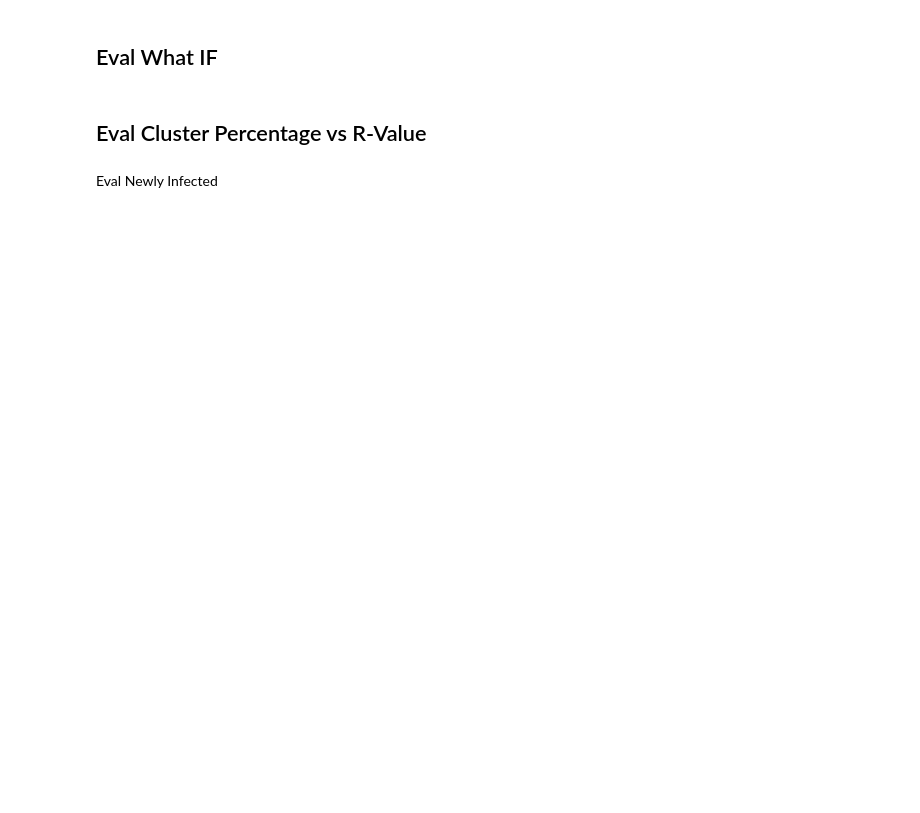
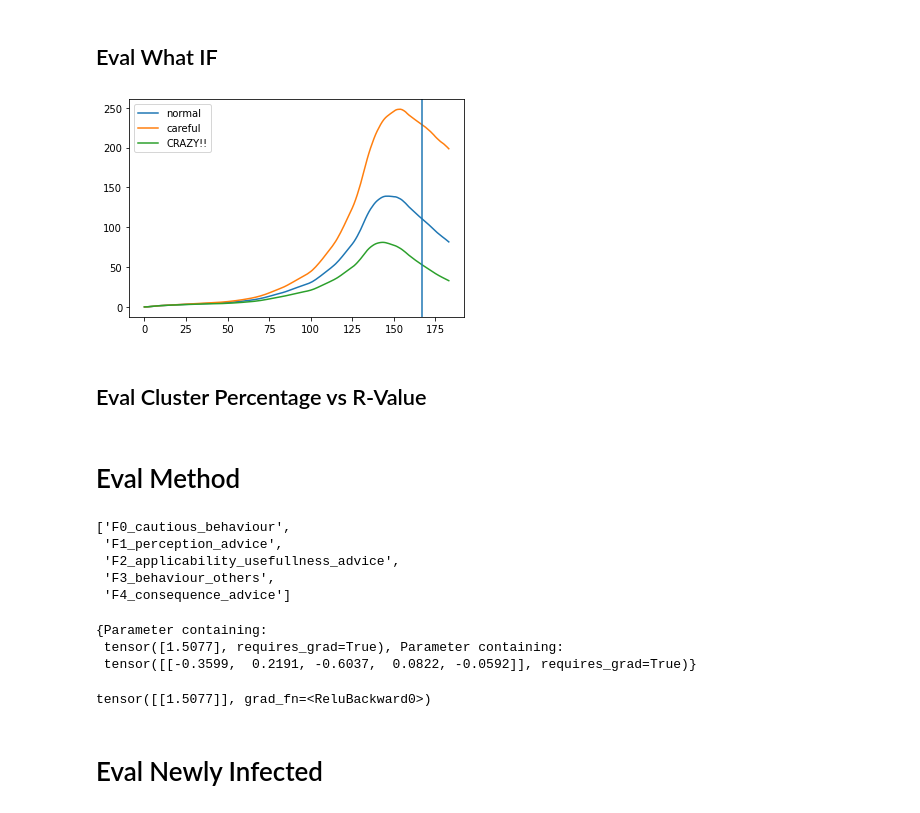
Before and after one commit to anuarsantoyo/master-thesis, a Jupyter notebook: model/model_optimization_nn.ipynb, the cells around one changed output. Drawn from its saved outputs; the diff is of its cells as text; code cells hidden in the pictures; blank space fills up the shorter version.

```diff
--- a/model/model_optimization_nn.ipynb
+++ b/model/model_optimization_nn.ipynb
@@ -213,16 +229,18 @@ plt.show()
 # %% [markdown]
 ## Eval What IF
 # %%
-expected_normal = epid_model(R=method.calculate_R(method.cluster_percentage), initial_newly_infected = initial_newly_infected, alpha=dict_param['real_values']['alpha'], device=device, dtype=dtype)[observation]
-expected_careful= epid_model(R=method.calculate_R(method.cluster_percentage*0.9), initial_newly_infected = initial_newly_infected, alpha=dict_param['real_values']['alpha'], device=device, dtype=dtype)[observation]
-expected_crazy = epid_model(R=method.calculate_R(method.cluster_percentage*1.1), initial_newly_infected = initial_newly_infected, alpha=dict_param['real_values']['alpha'], device=device, dtype=dtype)[observation]
+expected_normal = epid_model(R=method.calculate_R(input_data), initial_newly_infected = initial_newly_infected, alpha=dict_param['real_values']['alpha'], device=device, dtype=dtype)[observation]
+expected_careful= epid_model(R=method.calculate_R(input_data*0.9), initial_newly_infected = initial_newly_infected, alpha=dict_param['real_values']['alpha'], device=device, dtype=dtype)[observation]
+expected_crazy = epid_model(R=method.calculate_R(input_data*1.1), initial_newly_infected = initial_newly_infected, alpha=dict_param['real_values']['alpha'], device=device, dtype=dtype)[observation]
 
 plt.plot(expected_normal.cpu().detach().numpy(),label='normal')
 plt.plot(expected_careful.cpu().detach().numpy(),label='careful')
 plt.plot(expected_crazy.cpu().detach().numpy(),label='CRAZY!!')
 plt.axvline(x=observed_train.shape[0])
 plt.legend()
 plt.show()
+# %% [output]
+[figure, added]
 # %% [markdown]
 ## Eval Cluster Percentage vs R-Value
 # %%
@@ -249,3 +267,5 @@ plt.ylabel('R Value')
 plt.title('Cluster percentage and R Value')
 plt.legend()
 plt.show()
+# %% [markdown]
+# Eval Method
@@ -252,3 +274,21 @@ plt.show()
+# %%
+get_factor_cols()
+# %% [output]
+['F0_cautious_behaviour',
+ 'F1_perception_advice',
+ 'F2_applicability_usefullness_advice',
+ 'F3_behaviour_others',
+ 'F4_consequence_advice']
+# %%
+set(method.model.parameters())
+# %% [output]
+{Parameter containing:
+ tensor([1.5077], requires_grad=True), Parameter containing:
+ tensor([[-0.3599,  0.2191, -0.6037,  0.0822, -0.0592]], requires_grad=True)}
+# %%
+method.calculate_R(torch.zeros(5).reshape(1, 5))
+# %% [output]
+tensor([[1.5077]], grad_fn=<ReluBackward0>)
 # %% [markdown]
-Eval Newly Infected
+# Eval Newly Infected
 # %%
```
Also changed, not shown: parts of 14 cells of this notebook, 1 other file.
